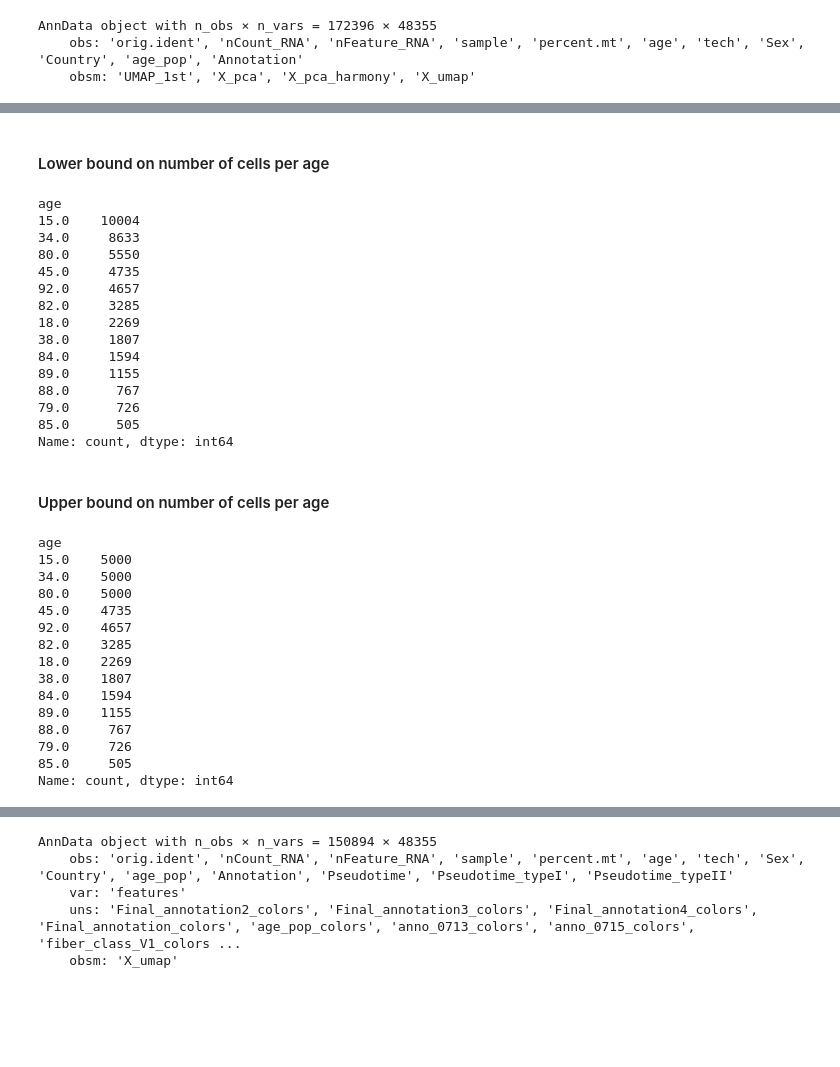
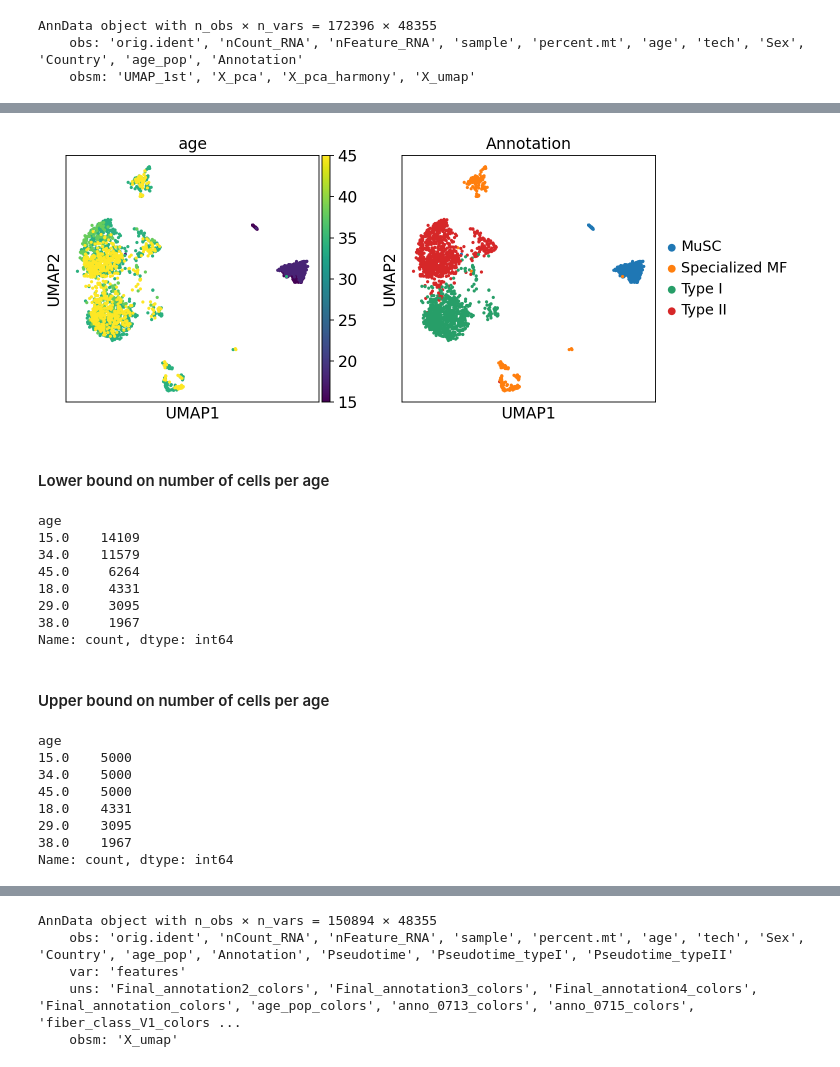
Before and after one commit to sachha-naksha/moscot_analysis, a Jupyter notebook: ageing_skm.ipynb, the cells around one changed output, grey strips where cells are left out. Cells and saved outputs as stored; diff of their text form; code cells hidden in the pictures; blank space fills up the shorter version.

```diff
--- a/ageing_skm.ipynb
+++ b/ageing_skm.ipynb
@@ -84,0 +222,4 @@ sc.pl.umap(rna_adata, color=['age', 'Annotation'])
+# %%
+sc.pl.umap(rna_adata_male, color=['age', 'Annotation'])
+# %% [output]
+[figure, added]
@@ -89,61 +232,47 @@ rna_adata = rna_adata[rna_adata.obs['Annotation'].isin(['Type II'])].copy()
 # %% [markdown]
 #### Lower bound on number of cells per age
 # %%
-age_counts = rna_adata.obs['age'].value_counts()
-valid_ages = age_counts[age_counts >= 500].index
+# age_counts = rna_adata.obs['age'].value_counts()
+# valid_ages = age_counts[age_counts >= 500].index
 
-rna_adata = rna_adata[rna_adata.obs['age'].isin(valid_ages)].copy()
+# rna_adata = rna_adata[rna_adata.obs['age'].isin(valid_ages)].copy()
 
-# # Verify
-print(rna_adata.obs['age'].value_counts())
+# # # Verify
+# print(rna_adata.obs['age'].value_counts())
 # %% [output]
 age
-15.0    10004
-34.0     8633
-80.0     5550
-45.0     4735
-92.0     4657
-82.0     3285
-18.0     2269
-38.0     1807
-84.0     1594
-89.0     1155
-88.0      767
-79.0      726
-85.0      505
+15.0    14109
+34.0    11579
+45.0     6264
+18.0     4331
+29.0     3095
+38.0     1967
 Name: count, dtype: int64
 # %% [markdown]
 #### Upper bound on number of cells per age
 # %%
-n_cells_downsample = 5000
-adatas = []
+# n_cells_downsample = 5000
+# adatas = []
 
-for age, idx in rna_adata.obs.groupby('age').groups.items():
-    subset = rna_adata[idx].copy()
-    if subset.shape[0] > n_cells_downsample:
-        sc.pp.sample(subset, n=n_cells_downsample, copy=False, rng=42)
-    adatas.append(subset)
+# for age, idx in rna_adata.obs.groupby('age').groups.items():
+#     subset = rna_adata[idx].copy()
+#     if subset.shape[0] > n_cells_downsample:
+#         sc.pp.sample(subset, n=n_cells_downsample, copy=False, rng=42)
+#     adatas.append(subset)
 
-rna_adata = ad.concat(adatas)
-del adatas
+# rna_adata = ad.concat(adatas)
+# del adatas
 
-# Verify
-print(rna_adata.obs['age'].value_counts())
+# # Verify
+# print(rna_adata.obs['age'].value_counts())
 # %% [output]
 age
 15.0    5000
 34.0    5000
-80.0    5000
-45.0    4735
-92.0    4657
-82.0    3285
-18.0    2269
-38.0    1807
-84.0    1594
-89.0    1155
-88.0     767
-79.0     726
-85.0     505
+45.0    5000
+18.0    4331
+29.0    3095
+38.0    1967
 Name: count, dtype: int64
 # %%
 rna_adata.obs
```
Also changed, not shown: parts of 31 cells of this notebook, 1 other file.
